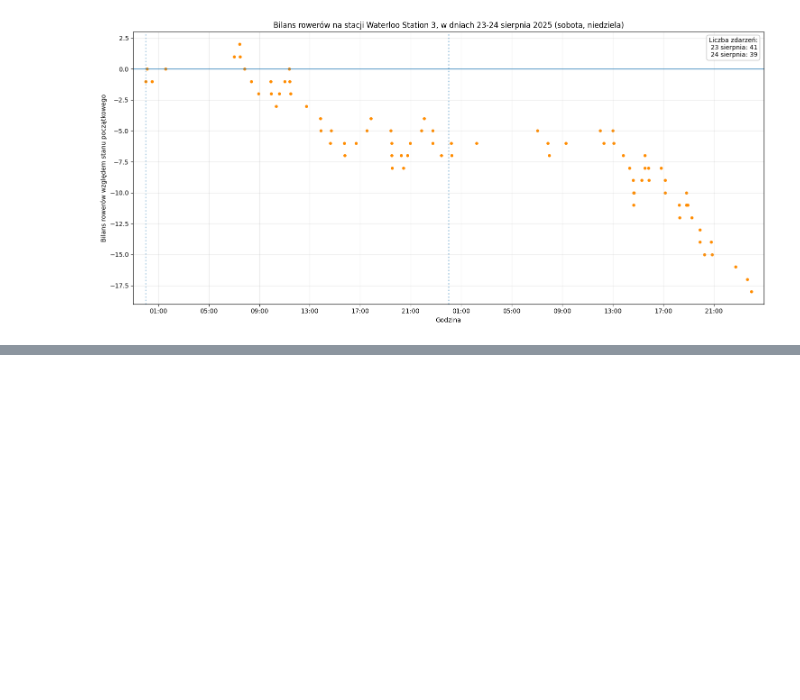
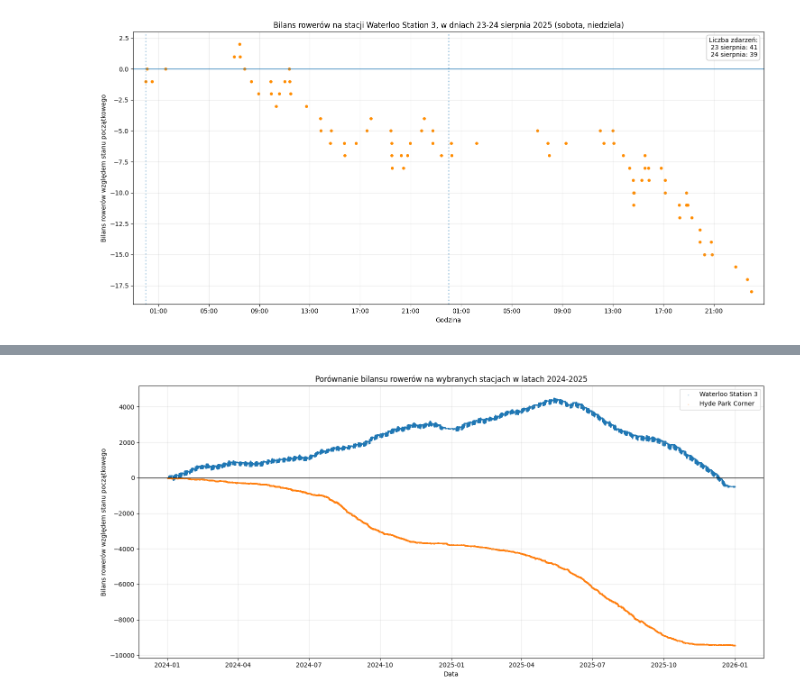
Before and after one commit to ArturWerys/london-bike-network-analysis, a Jupyter notebook: 01_data_preparation.ipynb, the cells around one changed output, grey strips where cells are left out. Saved outputs shown, nothing was run; the diff lists cells and outputs as text; code cells hidden in the pictures; blank space fills up the shorter version.

```diff
--- a/01_data_preparation.ipynb
+++ b/01_data_preparation.ipynb
@@ -899,0 +976,48 @@ plt.show()
+# %%
+# ---------- Selected stations ----------
+
+station_name_1 = "Waterloo Station 3, Waterloo"
+station_name_2 = second_station_name
+
+station_name_1_clean = station_name_1.split(",")[0]
+station_name_2_clean = station_name_2.split(",")[0]
+
+
+# ---------- Balance calculation ----------
+
+station_events_1 = calculate_station_balance(final_trip_data, station_name_1)
+station_events_2 = calculate_station_balance(final_trip_data, station_name_2)
+
+
+# ---------- Plot ----------
+
+plt.figure(figsize=(15, 7))
+
+plt.scatter(
+    station_events_1["date"],
+    station_events_1["balance"],
+    s=0.05,
+    color="#1F77B4",
+    label=station_name_1_clean
+)
+
+plt.scatter(
+    station_events_2["date"],
+    station_events_2["balance"],
+    s=0.05,
+    color="#FF7F0E",
+    label=station_name_2_clean
+)
+
+plt.axhline(0, linewidth=1, color="black")
+
+plt.xlabel("Data")
+plt.ylabel("Bilans rowerów względem stanu początkowego")
+plt.title("Porównanie bilansu rowerów na wybranych stacjach w latach 2024-2025")
+
+plt.legend()
+plt.grid(True, alpha=0.3)
+plt.tight_layout()
+plt.show()
+# %% [output]
+[figure, added]
```
Also changed, not shown: parts of 2 cells of this notebook, 3 other files.
